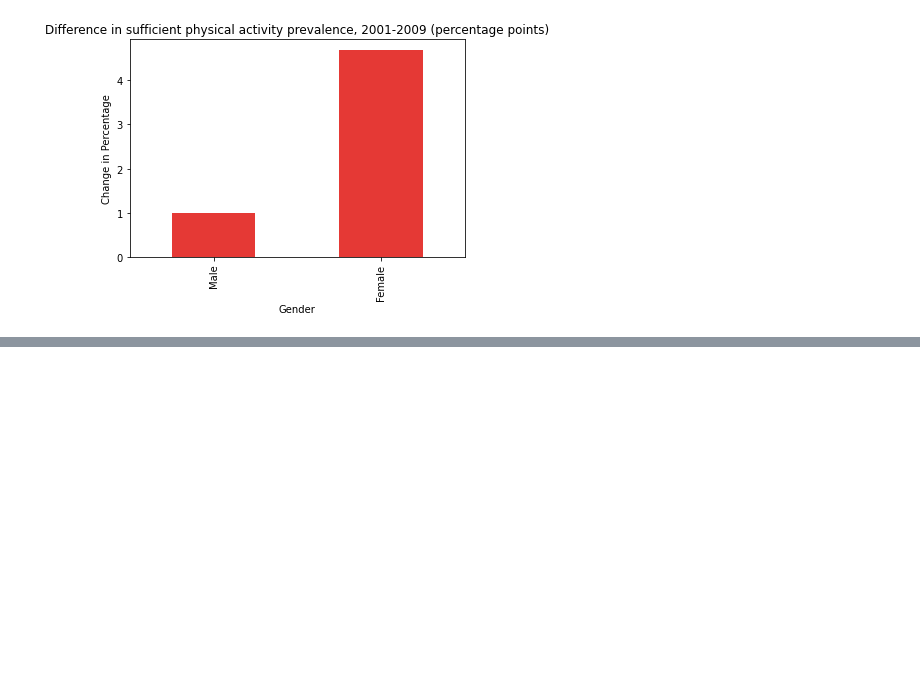
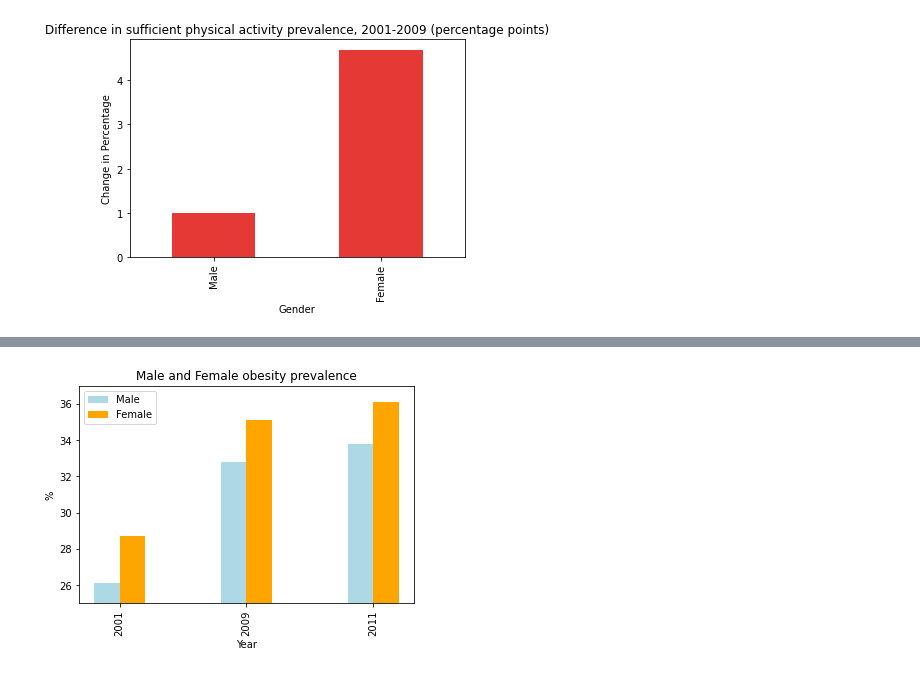
Before and after one commit to Mvillarreal88/State-of-Survival, a Jupyter notebook: Sandbox/Dillon/charts.ipynb, the cells around one changed output, grey strips where cells are left out. Saved outputs shown, nothing was run; the diff lists cells and outputs as text; code cells hidden in the pictures; blank space fills up the shorter version.

```diff
--- a/Sandbox/Dillon/charts.ipynb
+++ b/Sandbox/Dillon/charts.ipynb
@@ -429,0 +441,30 @@ plt.show()
+# %%
+x = np.arange(3)
+
+male_obes = [us_obes_df['Male obesity prevalence, 2001 (%)'][0],
+            us_obes_df['Male obesity prevalence, 2009 (%)'][0],
+            us_obes_df['Male obesity  prevalence, 2011* (%)'][0]]
+
+female_obes = [us_obes_df['Female obesity prevalence, 2001 (%)'][0],
+            us_obes_df['Female obesity  prevalence, 2009 (%)'][0],
+            us_obes_df['Female obesity prevalence, 2011* (%)'][0]]
+width = 0.2
+
+# plot data in grouped manner of bar type
+plt.bar(x-0.2, male_obes, width, color='lightblue')
+plt.bar(x, female_obes, width, color='orange')
+# # Set Title and labels
+plt.title('Male and Female obesity prevalence')
+plt.xlabel('Year')
+plt.ylabel('%')
+# plt.xlim(-0.25, len(x_axis))
+plt.ylim(25, 37)
+x_axis = np.arange(len(male_obes))
+Gender=['Male','Female']
+labels = [2001, 2009, 2011]
+tick_locations = [value-0.1 for value in x_axis]
+plt.xticks(tick_locations, labels, rotation="vertical")
+plt.legend(Gender,loc=2)
+plt.show()
+# %% [output]
+[figure, added]
```
Also changed, not shown: parts of 10 cells of this notebook, 15 other files.
